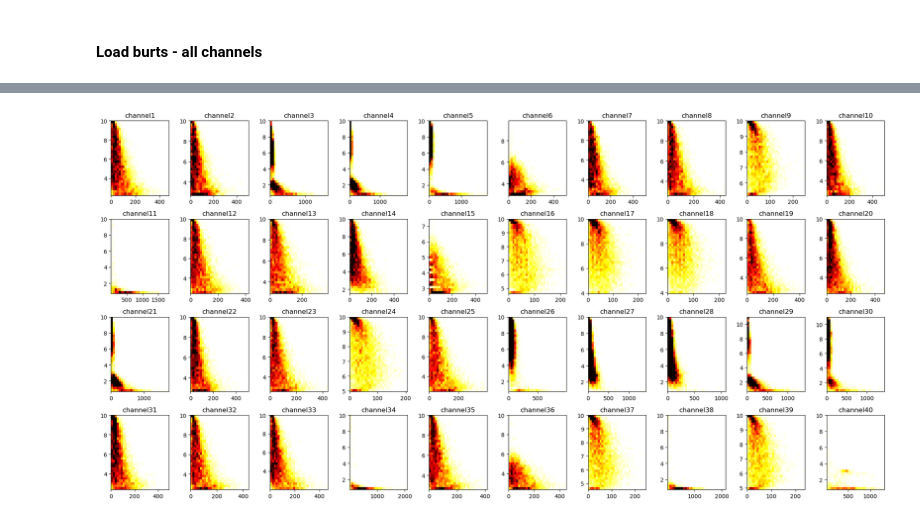
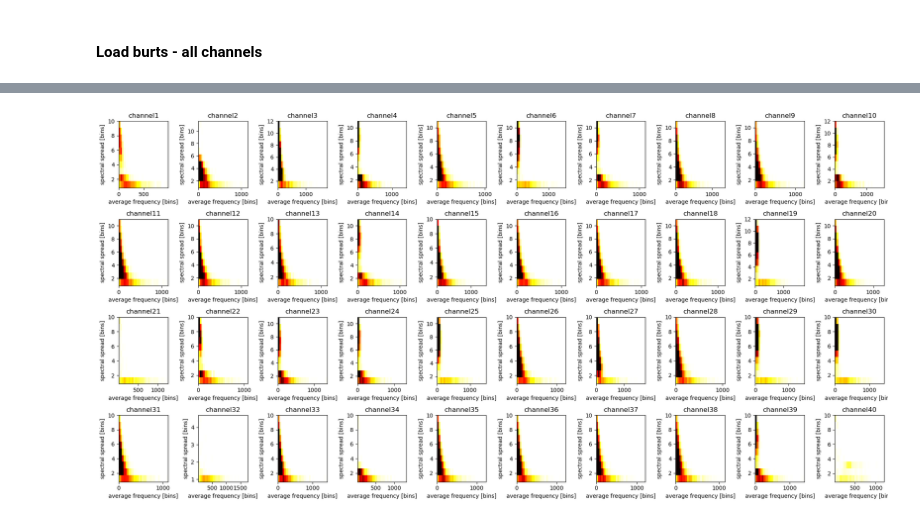
Before and after one commit to ViniciusLima94/vanderbilt, a Jupyter notebook: notebooks/5_Burst_Stats.ipynb, the cells around one changed output, grey strips where cells are left out. Drawn from its saved outputs; the diff is of its cells as text; code cells hidden in the pictures.

```diff
--- a/notebooks/5_Burst_Stats.ipynb
+++ b/notebooks/5_Burst_Stats.ipynb
@@ -424,13 +468,21 @@ plt.tight_layout()
 # %%
-plt.figure(figsize=(10, 40))
+plt.figure(figsize=(8, 40))
 pos = 1
-for c in range(len(features_slow)):
-    for i in range(len(features)):
-        plt.subplot(40, len(features), pos)
-        sns.histplot(data=features_fast[c][i], bins=30)
-        if c == 0:
-            plt.title(feature_names[i])
-        plt.ylabel("")
+for c in range(len(temp)):
+    for i in [2, 4, 5, 6]:
+        data = temp[c][i]
+        if data.ndim == 3:
+            data = np.diff(data.reshape(-1, 2), axis=1)
+        data = data.flatten()
+        data = data[~np.isnan(data)]
+        plt.subplot(40, 4, pos)
+        sns.histplot(data=data, bins=20)
+        plt.title(features_names[i])
+        if i == 2:
+            plt.ylabel(f"channel {c + 1}")
+        else:
+            plt.ylabel(f"")
         pos = pos + 1
 plt.tight_layout()
+plt.savefig(os.path.join(impath, "features_fast.png"))
 # %% [output]
@@ -458,11 +490,22 @@ colors = np.concatenate(colors)
 # %%
 plt.figure(figsize=(20, 10))
-for i in range(40):
-    plt.subplot(4, 10, i + 1)
+for c in range(40):
+    plt.subplot(4, 10, c + 1)
+    x = features_slow[c][2].flatten()
+    y = features_slow[c][4].flatten()
+    idx = ~np.logical_or(np.isnan(x), np.isnan(y))
     plt.hist2d(
-        features_slow[i][2], features_slow[i][3], bins=(30, 30), cmap="hot_r", vmax=60
-    );
-    plt.title(channels[i])
+        x[idx],
+        y[idx],
+        bins=(30, 10),
+        cmap="hot_r",
+        vmax=200,
+    )
+    plt.title(channels[c])
+    plt.ylabel("spectral spread [bins]")
+    plt.xlabel("average frequency [bins]")
 plt.tight_layout()
+
+plt.savefig(os.path.join(impath, "duration_frequency_dist_slow.png"))
 # %% [output]
-[figure, old version]
+[figure, new version]
```
Also changed, not shown: parts of 41 cells of this notebook, 5 other files.
